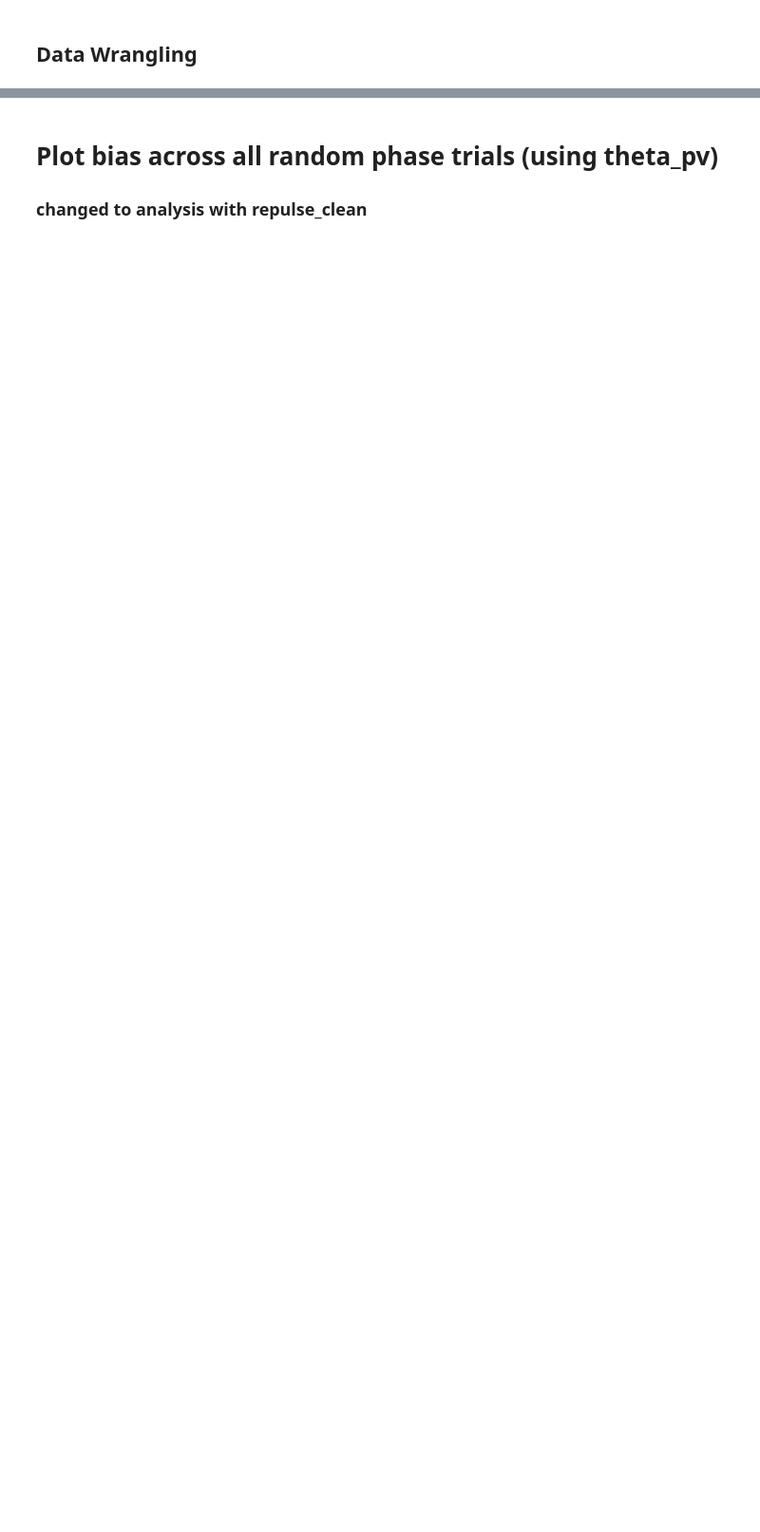
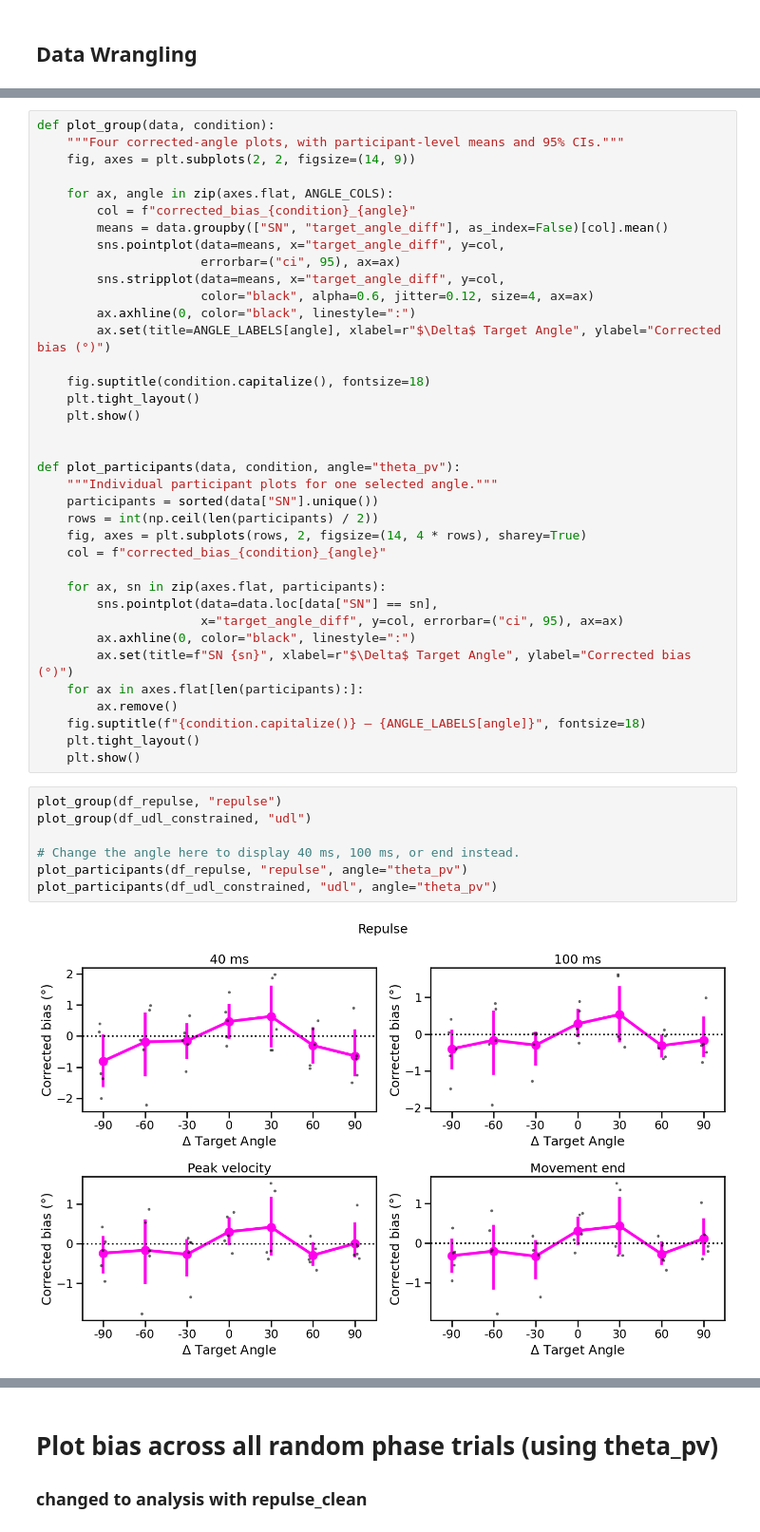
Before and after one commit to abbysun4/UDLR_study, a Jupyter notebook: UDLR_exp1/scripts/UDLR_analysis_SN10+.ipynb, the cells around one changed output, grey strips where cells are left out. Shown at 95% size. Saved outputs shown, nothing was run; the diff lists cells and outputs as text; blank space fills up the shorter version.

```diff
--- a/UDLR_exp1/scripts/UDLR_analysis_SN10+.ipynb
+++ b/UDLR_exp1/scripts/UDLR_analysis_SN10+.ipynb
@@ -220,0 +231,46 @@ df
+# %%
+def plot_group(data, condition):
+    """Four corrected-angle plots, with participant-level means and 95% CIs."""
+    fig, axes = plt.subplots(2, 2, figsize=(14, 9))
+
+    for ax, angle in zip(axes.flat, ANGLE_COLS):
+        col = f"corrected_bias_{condition}_{angle}"
+        means = data.groupby(["SN", "target_angle_diff"], as_index=False)[col].mean()
+        sns.pointplot(data=means, x="target_angle_diff", y=col,
+                      errorbar=("ci", 95), ax=ax)
+        sns.stripplot(data=means, x="target_angle_diff", y=col,
+                      color="black", alpha=0.6, jitter=0.12, size=4, ax=ax)
+        ax.axhline(0, color="black", linestyle=":")
+        ax.set(title=ANGLE_LABELS[angle], xlabel=r"$\Delta$ Target Angle", ylabel="Corrected bias (°)")
+
+    fig.suptitle(condition.capitalize(), fontsize=18)
+    plt.tight_layout()
+    plt.show()
+
+
+def plot_participants(data, condition, angle="theta_pv"):
+    """Individual participant plots for one selected angle."""
+    participants = sorted(data["SN"].unique())
+    rows = int(np.ceil(len(participants) / 2))
+    fig, axes = plt.subplots(rows, 2, figsize=(14, 4 * rows), sharey=True)
+    col = f"corrected_bias_{condition}_{angle}"
+
+    for ax, sn in zip(axes.flat, participants):
+        sns.pointplot(data=data.loc[data["SN"] == sn],
+                      x="target_angle_diff", y=col, errorbar=("ci", 95), ax=ax)
+        ax.axhline(0, color="black", linestyle=":")
+        ax.set(title=f"SN {sn}", xlabel=r"$\Delta$ Target Angle", ylabel="Corrected bias (°)")
+    for ax in axes.flat[len(participants):]:
+        ax.remove()
+    fig.suptitle(f"{condition.capitalize()} — {ANGLE_LABELS[angle]}", fontsize=18)
+    plt.tight_layout()
+    plt.show()
+# %%
+plot_group(df_repulse, "repulse")
+plot_group(df_udl_constrained, "udl")
+
+# Change the angle here to display 40 ms, 100 ms, or end instead.
+plot_participants(df_repulse, "repulse", angle="theta_pv")
+plot_participants(df_udl_constrained, "udl", angle="theta_pv")
+# %% [output]
+[figure, added]
```
Also changed, not shown: parts of 19 cells of this notebook, 49 other files.
